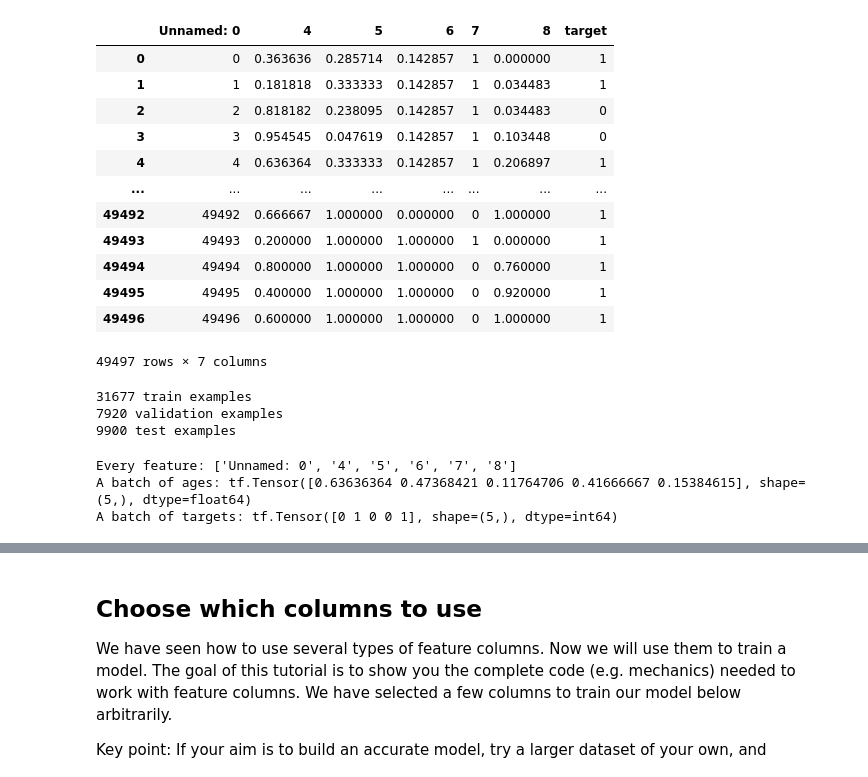
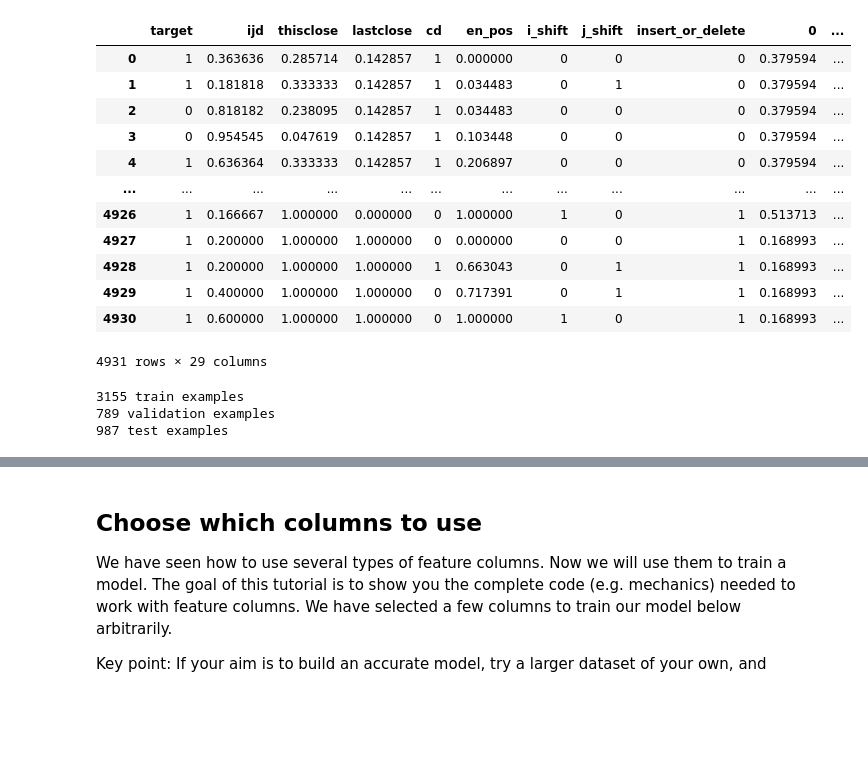
Before and after one commit to maxf-at/findpath_cpp, a Jupyter notebook: PythonImplementation/dataset_ml.ipynb, the cells around one changed output, grey strips where cells are left out. Cells and saved outputs as stored; diff of their text form; code cells hidden in the pictures; blank space fills up the shorter version.

```diff
--- a/PythonImplementation/dataset_ml.ipynb
+++ b/PythonImplementation/dataset_ml.ipynb
@@ -39,30 +36,35 @@ import findpath
 # %%
-input_file = "dataset_102_train.csv"
+input_file = "dataset_104_train.csv"
+input_file2 = "dataset_104_vec_train.csv"
 
-dataframe = pd.read_csv(input_file)
+dataframe = pd.read_csv(input_file, index_col=0)
+# dataframe['target'] = np.where(dataframe["3"]==1, 1, 0)
+dataframe = dataframe.drop(labels="s", axis=1)
+dataframe = dataframe.drop(labels="i", axis=1)
+dataframe = dataframe.drop(labels="j", axis=1)
+# dataframe = dataframe.drop(labels="found", axis=1)
 
-dataframe['target'] = np.where(dataframe["3"]==1, 1, 0)
+# dataframe
 
-dataframe = dataframe.drop(labels="0", axis=1)
-dataframe = dataframe.drop(labels="1", axis=1)
-dataframe = dataframe.drop(labels="2", axis=1)
-dataframe = dataframe.drop(labels="9", axis=1)
-dataframe = dataframe.drop(labels="3", axis=1)
+vec_dataframe = pd.read_csv(input_file2, index_col=0)
+# vec_dataframe
+dataframe = pd.concat([dataframe, vec_dataframe], axis=1)
+
 dataframe
 # %% [output]
-|  | Unnamed: 0 | 4 | 5 | 6 | 7 | 8 | target |
-| 0 | 0 | 0.363636 | 0.285714 | 0.142857 | 1 | 0.000000 | 1 |
-| 1 | 1 | 0.181818 | 0.333333 | 0.142857 | 1 | 0.034483 | 1 |
-| 2 | 2 | 0.818182 | 0.238095 | 0.142857 | 1 | 0.034483 | 0 |
-| 3 | 3 | 0.954545 | 0.047619 | 0.142857 | 1 | 0.103448 | 0 |
-| 4 | 4 | 0.636364 | 0.333333 | 0.142857 | 1 | 0.206897 | 1 |
-| ... | ... | ... | ... | ... | ... | ... | ... |
-| 49492 | 49492 | 0.666667 | 1.000000 | 0.000000 | 0 | 1.000000 | 1 |
-| 49493 | 49493 | 0.200000 | 1.000000 | 1.000000 | 1 | 0.000000 | 1 |
-| 49494 | 49494 | 0.800000 | 1.000000 | 1.000000 | 0 | 0.760000 | 1 |
-| 49495 | 49495 | 0.400000 | 1.000000 | 1.000000 | 0 | 0.920000 | 1 |
-| 49496 | 49496 | 0.600000 | 1.000000 | 1.000000 | 0 | 1.000000 | 1 |
+|  | target | ijd | thisclose | lastclose | cd | en_pos | i_shift | j_shift | insert_or_delete | 0 | ... |
+| 0 | 1 | 0.363636 | 0.285714 | 0.142857 | 1 | 0.000000 | 0 | 0 | 0 | 0.379594 | ... |
+| 1 | 1 | 0.181818 | 0.333333 | 0.142857 | 1 | 0.034483 | 0 | 1 | 0 | 0.379594 | ... |
+| 2 | 0 | 0.818182 | 0.238095 | 0.142857 | 1 | 0.034483 | 0 | 0 | 0 | 0.379594 | ... |
+| 3 | 0 | 0.954545 | 0.047619 | 0.142857 | 1 | 0.103448 | 0 | 0 | 0 | 0.379594 | ... |
+| 4 | 1 | 0.636364 | 0.333333 | 0.142857 | 1 | 0.206897 | 0 | 0 | 0 | 0.379594 | ... |
+| ... | ... | ... | ... | ... | ... | ... | ... | ... | ... | ... | ... |
+| 4926 | 1 | 0.166667 | 1.000000 | 0.000000 | 0 | 1.000000 | 1 | 0 | 1 | 0.513713 | ... |
+| 4927 | 1 | 0.200000 | 1.000000 | 1.000000 | 0 | 0.000000 | 0 | 0 | 1 | 0.168993 | ... |
+| 4928 | 1 | 0.200000 | 1.000000 | 1.000000 | 1 | 0.663043 | 0 | 1 | 1 | 0.168993 | ... |
+| 4929 | 1 | 0.400000 | 1.000000 | 1.000000 | 0 | 0.717391 | 0 | 1 | 1 | 0.168993 | ... |
+| 4930 | 1 | 0.600000 | 1.000000 | 1.000000 | 0 | 1.000000 | 1 | 0 | 1 | 0.168993 | ... |
-49497 rows × 7 columns
+4931 rows × 29 columns
 # %%
 train, test = train_test_split(dataframe, test_size=0.2)
 train, val = train_test_split(train, test_size=0.2)
@@ -70,9 +72,9 @@ print(len(train), 'train examples')
 print(len(val), 'validation examples')
 print(len(test), 'test examples')
 # %% [output]
-31677 train examples
-7920 validation examples
-9900 test examples
+3155 train examples
+789 validation examples
+987 test examples
 # %%
 # A utility method to create a tf.data dataset from a Pandas Dataframe
 def df_to_dataset(dataframe, shuffle=True, batch_size=32):
@@ -89,17 +91,13 @@ train_ds = df_to_dataset(train, batch_size=batch_size)
 val_ds = df_to_dataset(val, shuffle=False, batch_size=batch_size)
 test_ds = df_to_dataset(test, shuffle=False, batch_size=batch_size)
 
-## Understand the input pipeline
-# Now that we have created the input pipeline, let's call it to see the format of the data it returns. We have used a small batch size to keep the output readable.
+# ## Understand the input pipeline
+# # Now that we have created the input pipeline, let's call it to see the format of the data it returns. We have used a small batch size to keep the output readable.
 
-for feature_batch, label_batch in train_ds.take(1):
-  print('Every feature:', list(feature_batch.keys()))
-  print('A batch of ages:', feature_batch['4'])
-  print('A batch of targets:', label_batch )
+# for feature_batch, label_batch in train_ds.take(1):
+#   print('Every feature:', list(feature_batch.keys()))
+#   print('A batch of ages:', feature_batch['4'])
+#   print('A batch of targets:', label_batch )
-# %% [output]
-Every feature: ['Unnamed: 0', '4', '5', '6', '7', '8']
-A batch of ages: tf.Tensor([0.63636364 0.47368421 0.11764706 0.41666667 0.15384615], shape=(5,), dtype=float64)
-A batch of targets: tf.Tensor([0 1 0 0 1], shape=(5,), dtype=int64)
 # %%
 # We will use this batch to demonstrate several types of feature columns
 example_batch = next(iter(train_ds))[0]
```
Also changed, not shown: parts of 9 cells of this notebook, 25 other files.
